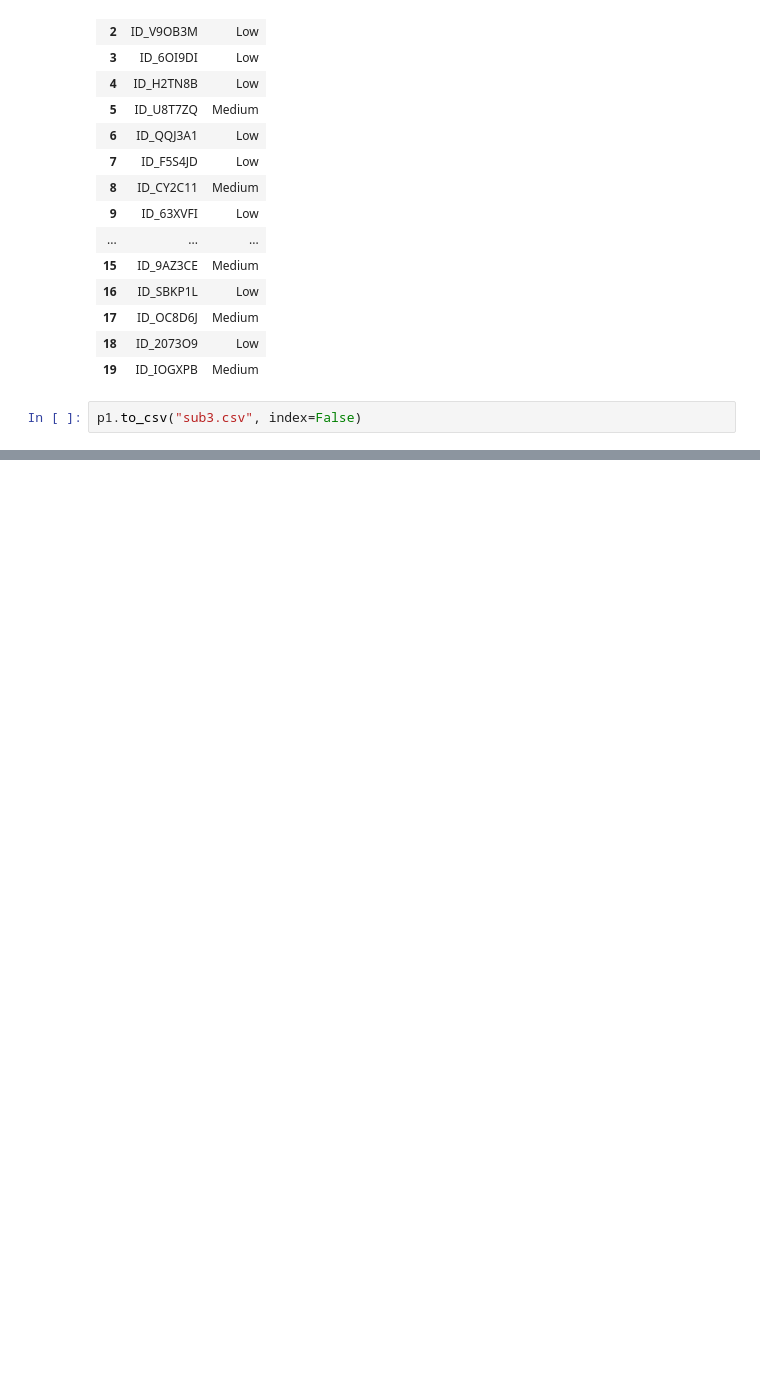
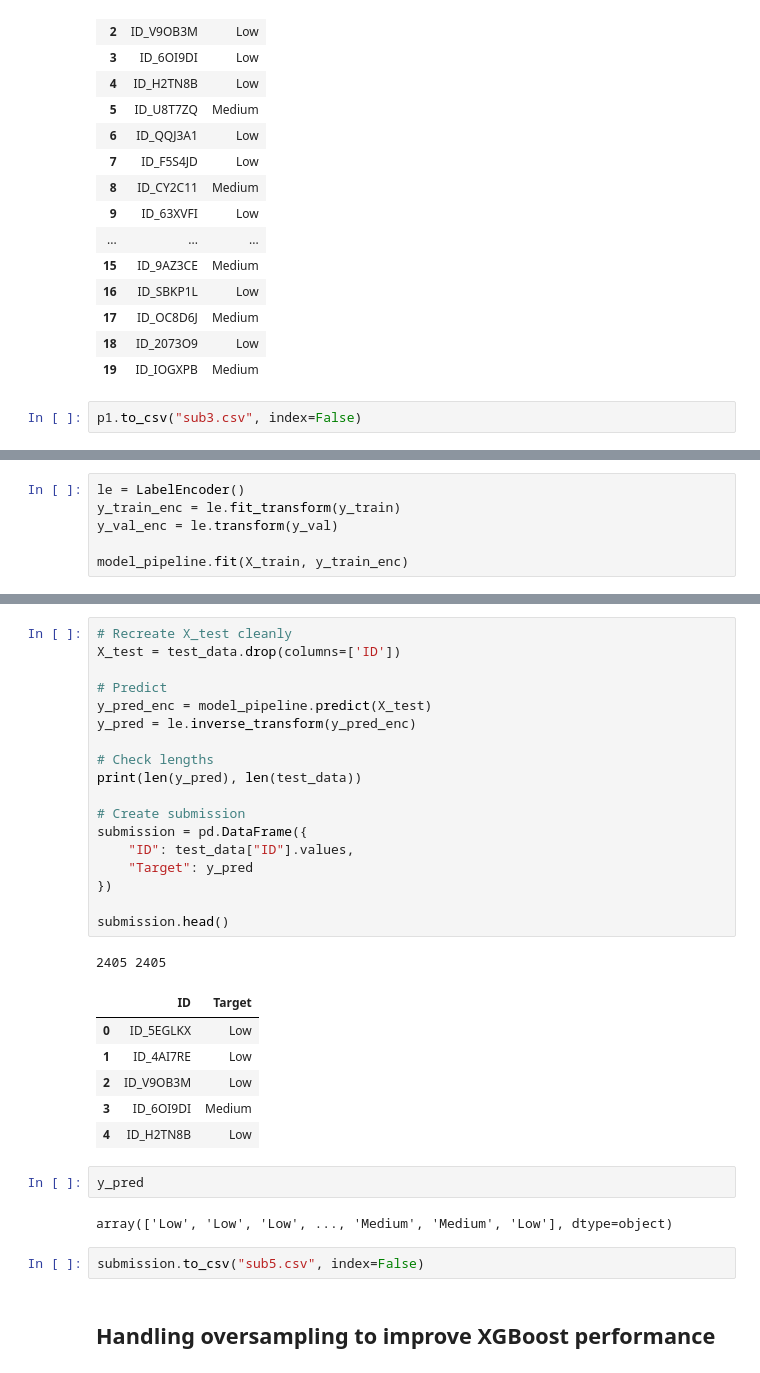
Before and after one commit to Victoria-ui227/financial_health_predictionChallenge, a Jupyter notebook: gemini.ipynb, the cells around one changed output, grey strips where cells are left out. Saved outputs shown, nothing was run; the diff lists cells and outputs as text; blank space fills up the shorter version.

```diff
--- a/gemini.ipynb
+++ b/gemini.ipynb
@@ -729,0 +767,6 @@ Confusion Matrix:
+# %%
+le = LabelEncoder()
+y_train_enc = le.fit_transform(y_train)
+y_val_enc = le.transform(y_val)
+
+model_pipeline.fit(X_train, y_train_enc)
@@ -729,0 +830,34 @@ Confusion Matrix:
+# %%
+# Recreate X_test cleanly
+X_test = test_data.drop(columns=['ID'])
+
+# Predict
+y_pred_enc = model_pipeline.predict(X_test)
+y_pred = le.inverse_transform(y_pred_enc)
+
+# Check lengths
+print(len(y_pred), len(test_data))
+
+# Create submission
+submission = pd.DataFrame({
+    "ID": test_data["ID"].values,
+    "Target": y_pred
+})
+
+submission.head()
+# %% [output]
+2405 2405
+|  | ID | Target |
+| 0 | ID_5EGLKX | Low |
+| 1 | ID_4AI7RE | Low |
+| 2 | ID_V9OB3M | Low |
+| 3 | ID_6OI9DI | Medium |
+| 4 | ID_H2TN8B | Low |
+# %%
+y_pred
+# %% [output]
+array(['Low', 'Low', 'Low', ..., 'Medium', 'Medium', 'Low'], dtype=object)
+# %%
+submission.to_csv("sub5.csv", index=False)
+# %% [markdown]
+## Handling oversampling to improve XGBoost performance
```
Also changed, not shown: parts of 15 cells of this notebook, 1 other file.
